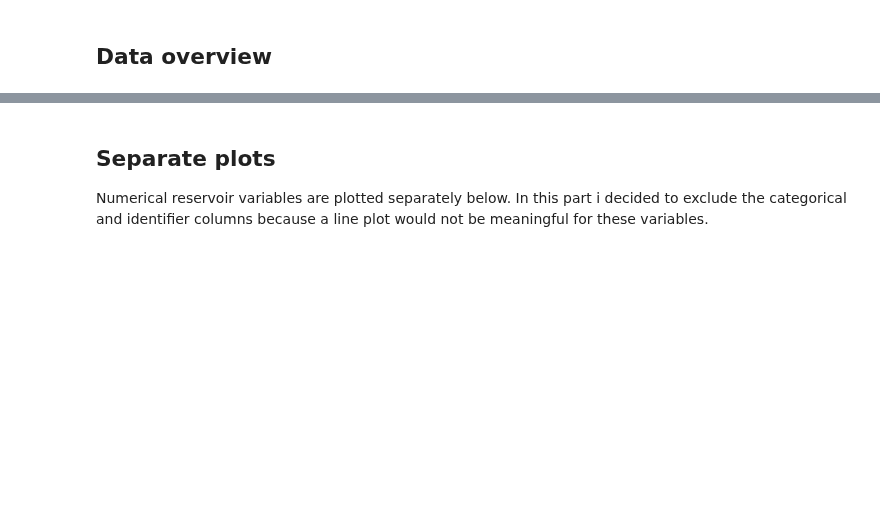
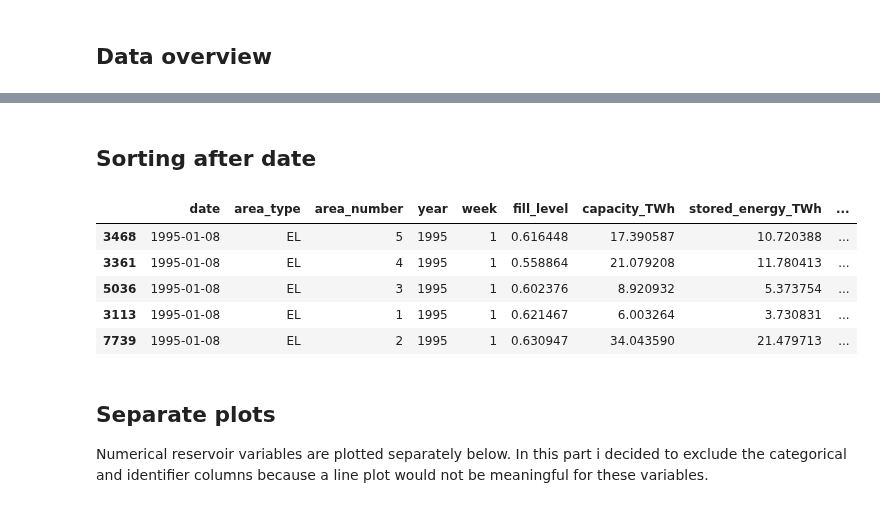
Before and after one commit to Abisan-s/IND320-reservoir-dashboard, a Jupyter notebook: project_part1.ipynb, the cells around one changed output, grey strips where cells are left out. Drawn from its saved outputs; the diff is of its cells as text; code cells hidden in the pictures; blank space fills up the shorter version.

```diff
--- a/project_part1.ipynb
+++ b/project_part1.ipynb
@@ -98,9 +102,20 @@ display(df.describe())
 | 75% | 2018-10-07 00:00:00 | 3.000000 | 2018.000000 | 39.000000 | 0.802135 | 34.043590 | 22.203530 | ... |
 | max | 2026-09-06 00:00:00 | 5.000000 | 2026.000000 | 53.000000 | 1.020072 | 87.437580 | 84.544820 | ... |
 | std | NaN | 1.490762 | 9.146696 | 15.017910 | 0.214850 | 22.739070 | 15.966211 | ... |
+# %% [markdown]
+## Sorting after date
 # %%
 # here i sort the data to make it more clean and readable
 df = df.sort_values("date")
+# checking if it sorted
+df.head()
+# %% [output]
+|  | date | area_type | area_number | year | week | fill_level | capacity_TWh | stored_energy_TWh | ... |
+| 3468 | 1995-01-08 | EL | 5 | 1995 | 1 | 0.616448 | 17.390587 | 10.720388 | ... |
+| 3361 | 1995-01-08 | EL | 4 | 1995 | 1 | 0.558864 | 21.079208 | 11.780413 | ... |
+| 5036 | 1995-01-08 | EL | 3 | 1995 | 1 | 0.602376 | 8.920932 | 5.373754 | ... |
+| 3113 | 1995-01-08 | EL | 1 | 1995 | 1 | 0.621467 | 6.003264 | 3.730831 | ... |
+| 7739 | 1995-01-08 | EL | 2 | 1995 | 1 | 0.630947 | 34.043590 | 21.479713 | ... |
 # %% [markdown]
 ## Separate plots
 
```
Also changed, not shown: parts of 6 cells of this notebook, 2 other files.
